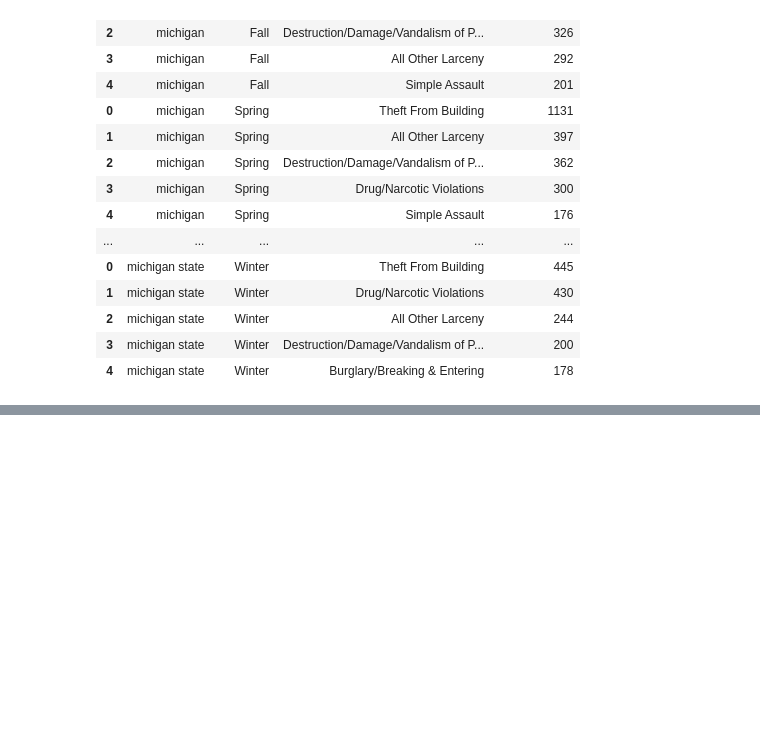
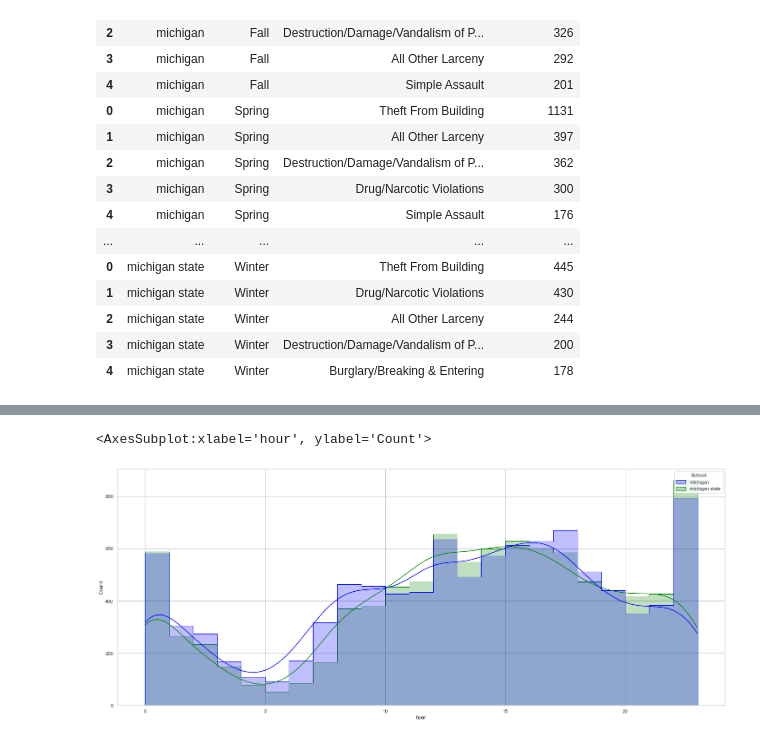
Before and after one commit to djboudia/milestone, a Jupyter notebook: 03_notebooks/Incidents_Baseline.ipynb, the cells around one changed output, grey strips where cells are left out. Cells and saved outputs as stored; diff of their text form; code cells hidden in the pictures; blank space fills up the shorter version.

```diff
--- a/03_notebooks/Incidents_Baseline.ipynb
+++ b/03_notebooks/Incidents_Baseline.ipynb
@@ -404,0 +461,9 @@ grp_off.columns = ['AGENCY_ID','Day','NAME','count','mean','std','min','25%','50
+# %%
+sns.set_style('whitegrid')
+sns.histplot(x=grps.hour,bins=[x for x in range(24)],
+             hue=grps.School,
+             kde=True,
+             element='step', palette={'michigan': 'blue', 'michigan state': 'green'},)
+# %% [output]
+<AxesSubplot:xlabel='hour', ylabel='Count'>
+[figure, added]
```
Also changed, not shown: parts of 11 cells of this notebook, 5 other files.
